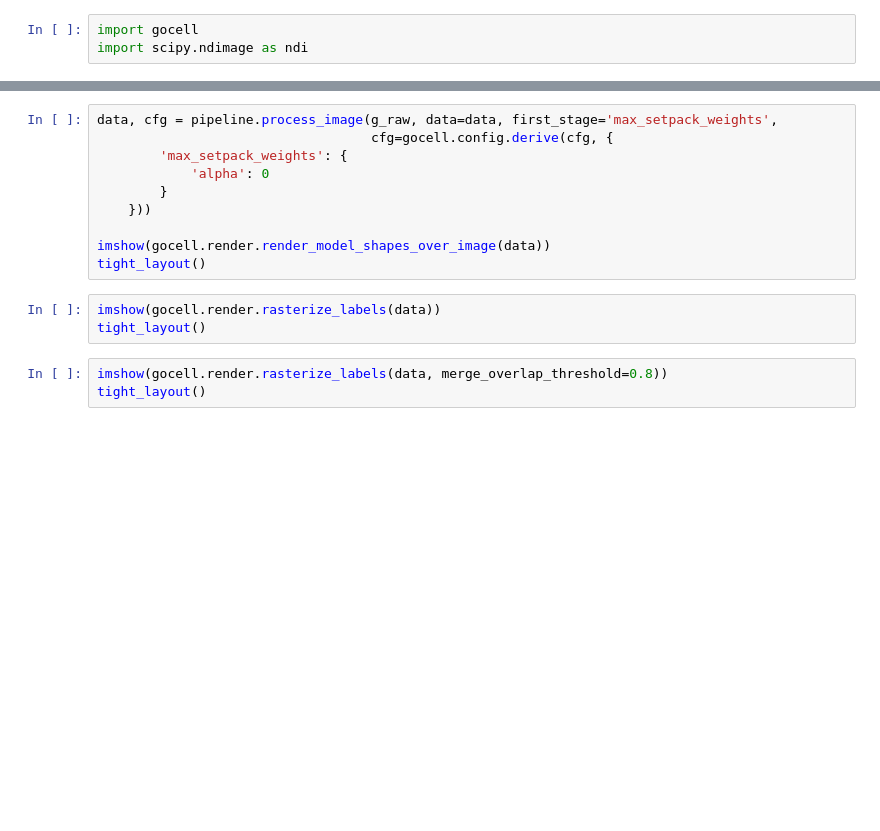
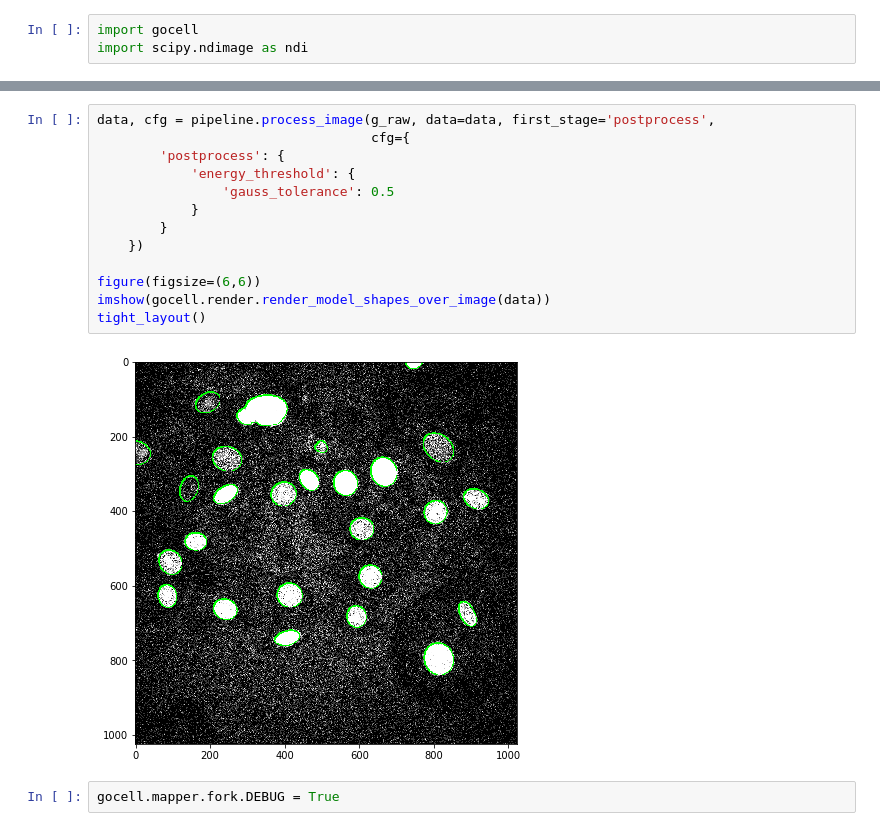
Before and after one commit to BMCV/SuperDSM, a Jupyter notebook: demo.ipynb, the cells around one changed output, grey strips where cells are left out. Saved outputs shown, nothing was run; the diff lists cells and outputs as text; blank space fills up the shorter version.

```diff
--- a/demo.ipynb
+++ b/demo.ipynb
@@ -86,16 +84,17 @@ tight_layout()
 # %%
-data, cfg = pipeline.process_image(g_raw, data=data, first_stage='max_setpack_weights',
-                                   cfg=gocell.config.derive(cfg, {
-        'max_setpack_weights': {
-            'alpha': 0
+data, cfg = pipeline.process_image(g_raw, data=data, first_stage='postprocess',
+                                   cfg={
+        'postprocess': {
+            'energy_threshold': {
+                'gauss_tolerance': 0.5
+            }
         }
-    }))
+    })
 
+figure(figsize=(6,6))
 imshow(gocell.render.render_model_shapes_over_image(data))
 tight_layout()
+# %% [output]
+[figure, added]
-# %%
-imshow(gocell.render.rasterize_labels(data))
-tight_layout()
-# %%
-imshow(gocell.render.rasterize_labels(data, merge_overlap_threshold=0.8))
-tight_layout()
+# %%
+gocell.mapper.fork.DEBUG = True
```
Also changed, not shown: parts of 16 cells of this notebook, 6 other files.
